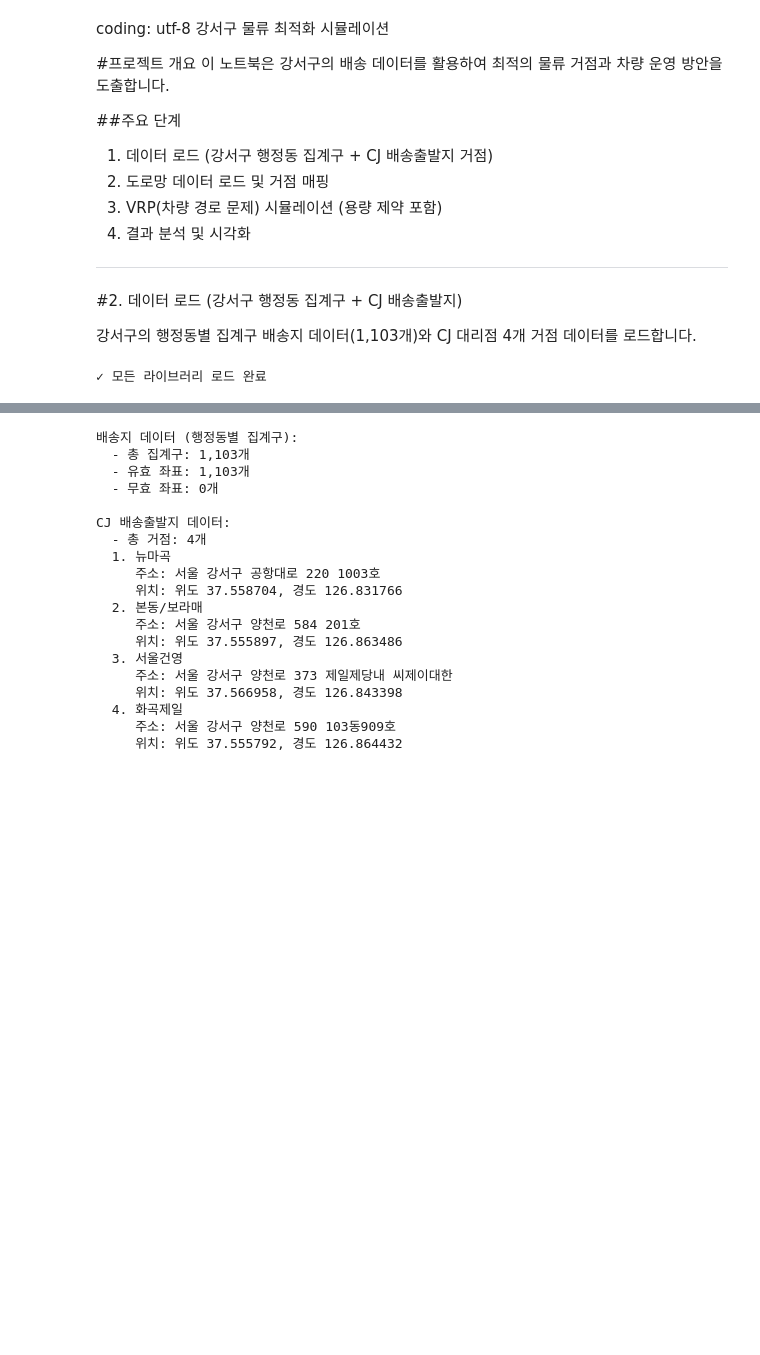
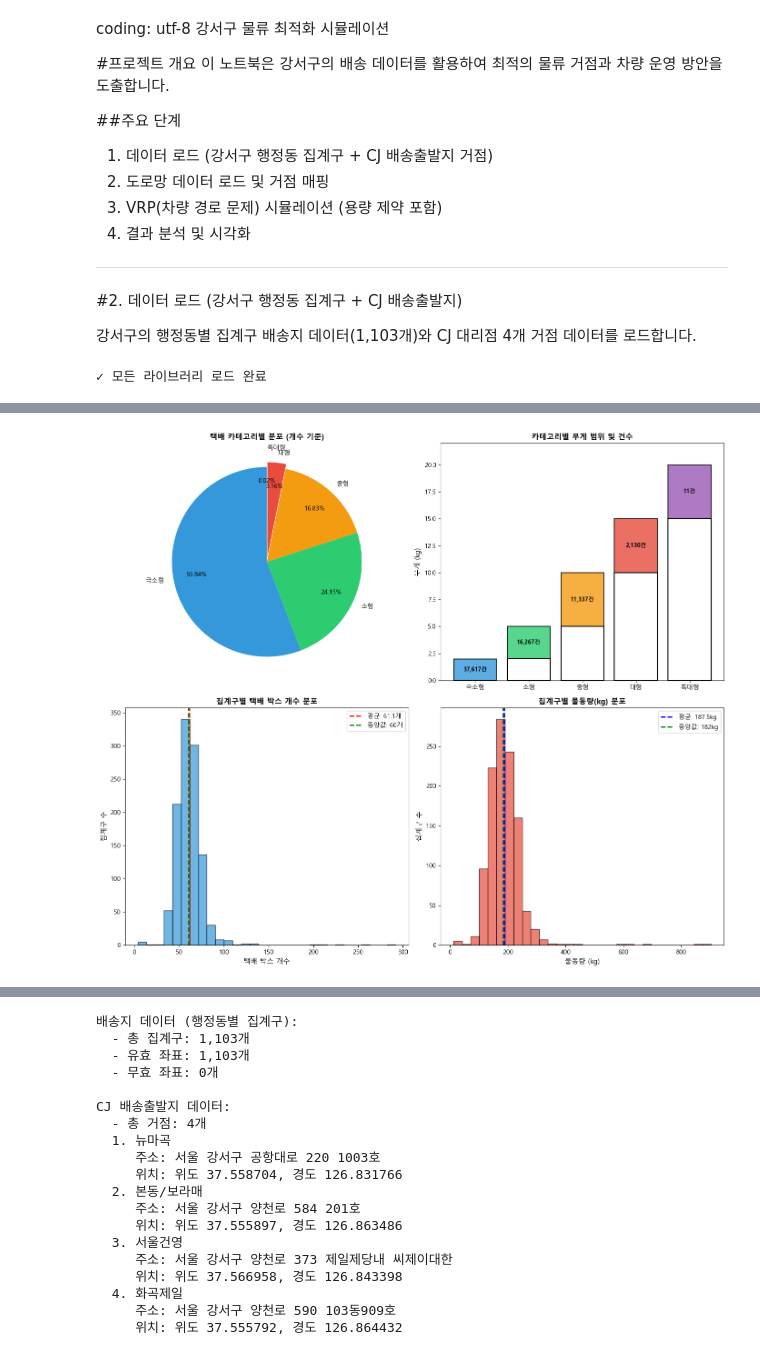
Before and after one commit to papuagigi/Logistics_management_TeamProject, a Jupyter notebook: logistics_optimization_final.ipynb, the cells around one changed output, grey strips where cells are left out. Drawn from its saved outputs; the diff is of its cells as text; code cells hidden in the pictures; blank space fills up the shorter version.

```diff
--- a/logistics_optimization_final.ipynb
+++ b/logistics_optimization_final.ipynb
@@ -93,0 +261,87 @@ df_deliveries.head()
+# %%
+# ============================================================================
+# 택배 카테고리별 분포 시각화 및 변환 데이터 저장
+# ============================================================================
+
+fig, axes = plt.subplots(2, 2, figsize=(14, 12))
+
+# 1. 카테고리별 개수 분포 (파이 차트)
+ax1 = axes[0, 0]
+cat_labels = list(category_counts_total.keys())
+cat_values = list(category_counts_total.values())
+colors = ['#3498db', '#2ecc71', '#f39c12', '#e74c3c', '#9b59b6']
+explode = [0, 0, 0, 0.05, 0.1]  # 대형, 특대형 강조
+
+wedges, texts, autotexts = ax1.pie(cat_values, labels=cat_labels, autopct='%1.2f%%',
+                                    colors=colors, explode=explode, startangle=90,
+                                    pctdistance=0.75, labeldistance=1.1)
+ax1.set_title('택배 카테고리별 분포 (개수 기준)', fontsize=12, fontweight='bold')
+
+# 2. 카테고리별 무게 범위 (막대 그래프)
+ax2 = axes[0, 1]
+cat_names = list(package_categories.keys())
+cat_mins = [package_categories[c]['min'] for c in cat_names]
+cat_maxs = [package_categories[c]['max'] for c in cat_names]
+cat_mids = [(m1 + m2) / 2 for m1, m2 in zip(cat_mins, cat_maxs)]
+
+x_pos = np.arange(len(cat_names))
+bars = ax2.bar(x_pos, cat_maxs, color=colors, edgecolor='black', linewidth=1.5, alpha=0.8)
+ax2.bar(x_pos, cat_mins, color='white', edgecolor='black', linewidth=1.5)
+
+for i, (xp, mid, cnt) in enumerate(zip(x_pos, cat_mids, cat_values)):
+    ax2.text(xp, mid, f'{cnt:,}건', ha='center', va='center', fontsize=9, fontweight='bold')
+
+ax2.set_xticks(x_pos)
+ax2.set_xticklabels(cat_names, fontsize=10)
+ax2.set_ylabel('무게 (kg)', fontsize=11)
+ax2.set_title('카테고리별 무게 범위 및 건수', fontsize=12, fontweight='bold')
+ax2.set_ylim(0, 22)
+
+# 3. 집계구별 택배 개수 분포 (히스토그램)
+ax3 = axes[1, 0]
+ax3.hist(df_deliveries['집계구별_물동량_개수'], bins=30, color='#3498db',
+         edgecolor='black', alpha=0.7)
+ax3.axvline(df_deliveries['집계구별_물동량_개수'].mean(), color='red',
+            linestyle='--', linewidth=2, label=f'평균: {df_deliveries["집계구별_물동량_개수"].mean():.1f}개')
+ax3.axvline(df_deliveries['집계구별_물동량_개수'].median(), color='green',
+            linestyle='--', linewidth=2, label=f'중앙값: {df_deliveries["집계구별_물동량_개수"].median():.0f}개')
+ax3.set_xlabel('택배 박스 개수', fontsize=11)
+ax3.set_ylabel('집계구 수', fontsize=11)
+ax3.set_title('집계구별 택배 박스 개수 분포', fontsize=12, fontweight='bold')
+ax3.legend(loc='upper right', fontsize=10)
+
+# 4. 집계구별 물동량(kg) 분포 (히스토그램)
+ax4 = axes[1, 1]
+ax4.hist(df_deliveries['집계구별_물동량_kg'], bins=30, color='#e74c3c',
+         edgecolor='black', alpha=0.7)
+ax4.axvline(df_deliveries['집계구별_물동량_kg'].mean(), color='blue',
+            linestyle='--', linewidth=2, label=f'평균: {df_deliveries["집계구별_물동량_kg"].mean():.1f}kg')
+ax4.axvline(df_deliveries['집계구별_물동량_kg'].median(), color='green',
+            linestyle='--', linewidth=2, label=f'중앙값: {df_deliveries["집계구별_물동량_kg"].median():.0f}kg')
+ax4.set_xlabel('물동량 (kg)', fontsize=11)
+ax4.set_ylabel('집계구 수', fontsize=11)
+ax4.set_title('집계구별 물동량(kg) 분포', fontsize=12, fontweight='bold')
+ax4.legend(loc='upper right', fontsize=10)
+
+plt.tight_layout()
+plt.savefig('택배_카테고리_분포.png', dpi=200, bbox_inches='tight')
+print("✓ 시각화 저장 완료: 택배_카테고리_분포.png")
+plt.show()
+
+# 랜덤 확률 정보 출력
+print(f"\n{'='*60}")
+print("이번 실행에서 생성된 랜덤 확률 분포:")
+print(f"{'='*60}")
+for cat, prob in category_probabilities.items():
+    print(f"  {cat}: {prob*100:.4f}%")
+print(f"{'='*60}")
+
+# 변환된 데이터 저장
+output_file = '2025_Gangseo_Allocation_converted.csv'
+df_deliveries.to_csv(output_file, index=False, encoding='utf-8-sig')
+print(f"\n✓ 변환된 데이터 저장 완료: {output_file}")
+print(f"  - 총 집계구: {len(df_deliveries):,}개")
+print(f"  - 총 택배 박스 개수: {total_packages:,}개")
+print(f"  - 총 물동량: {new_total_kg:,.2f}kg")
+print(f"  - 평균 무게/박스: {avg_weight:.2f}kg")
+# %% [output]
@@ -93,0 +349 @@ df_deliveries.head()
+[figure, added]
```
Also changed, not shown: parts of 12 cells of this notebook, 1 other file.
